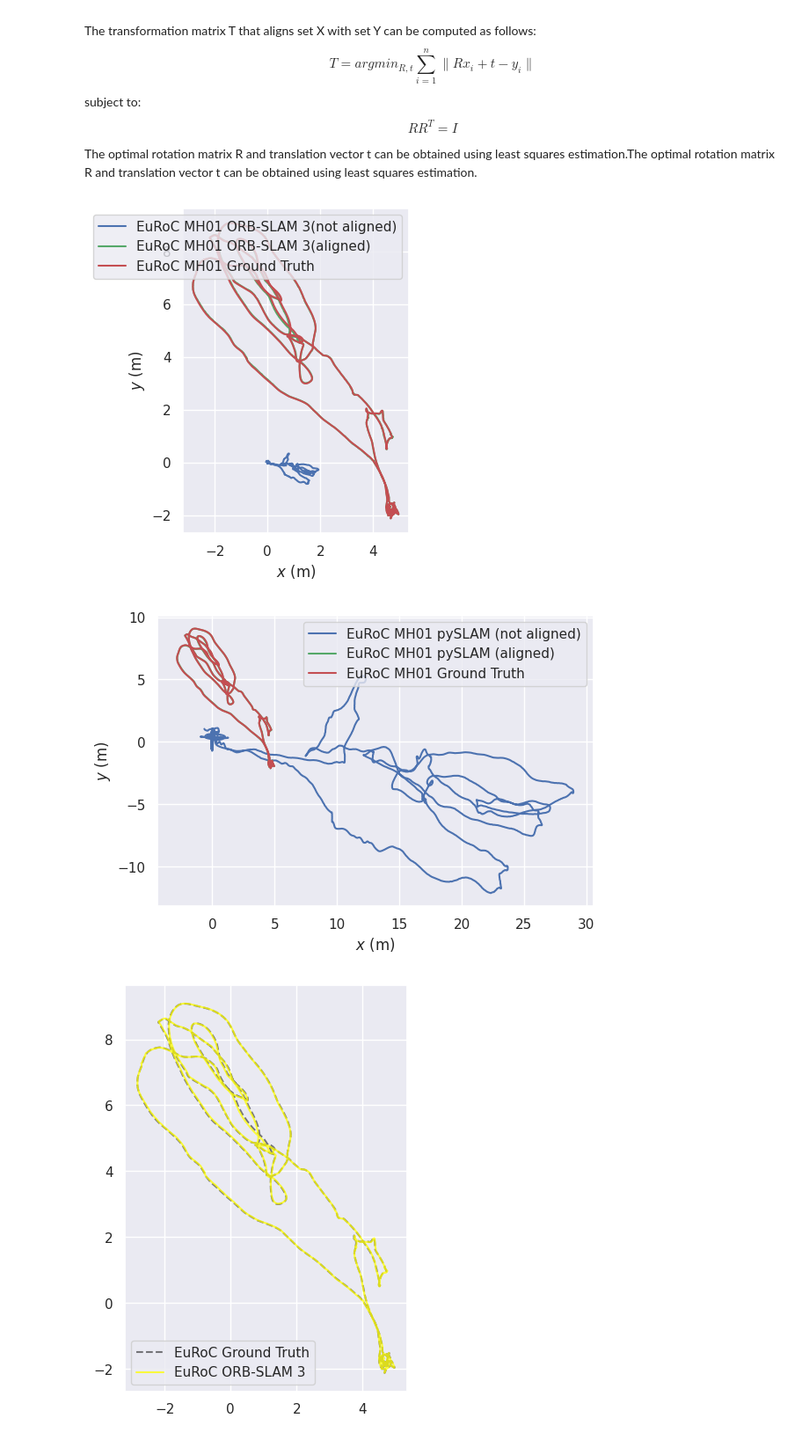
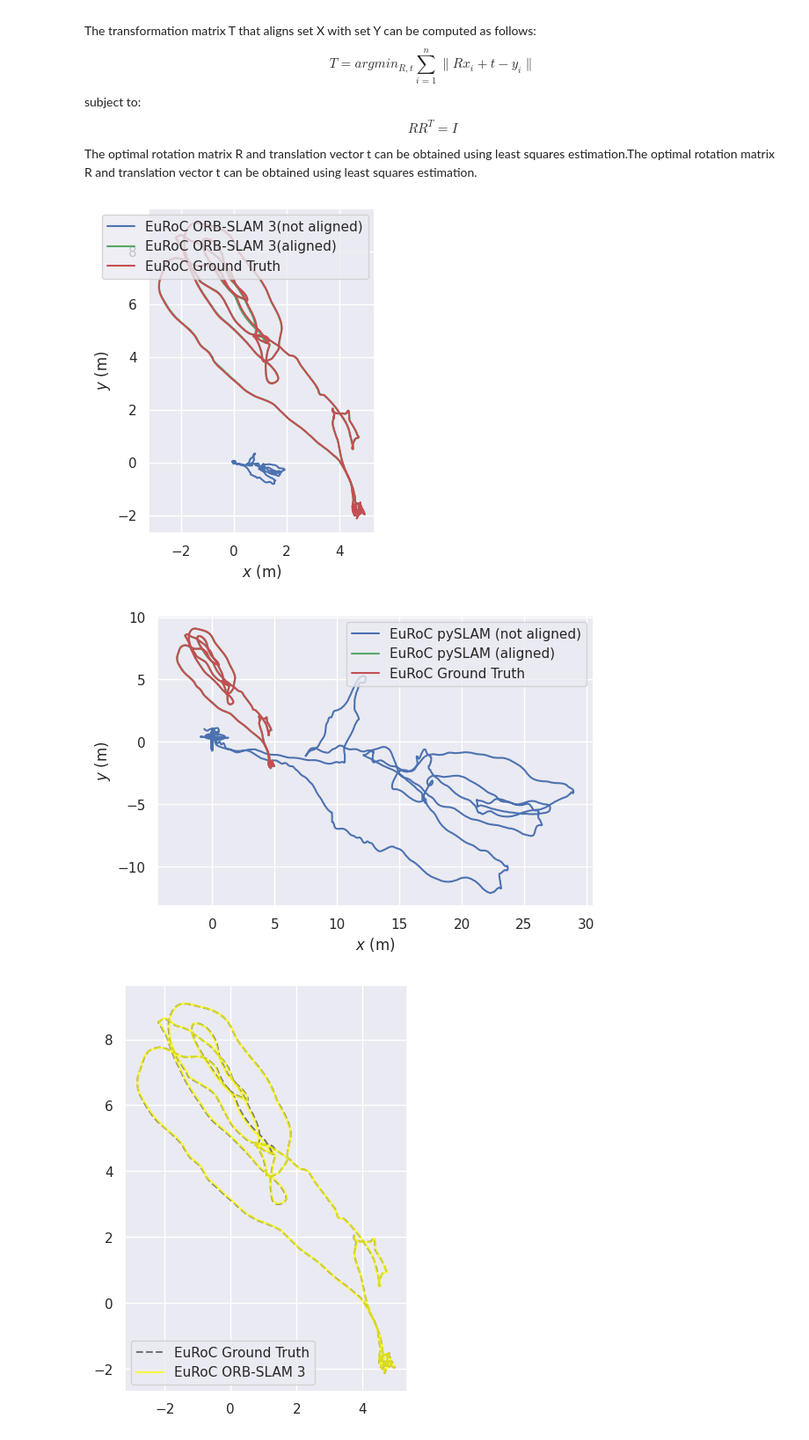
Before and after one commit to anathonic/Trajectory-Comparison-ORB-SLAM3-pySLAM, a Jupyter notebook: trajectories_comparison.ipynb, the cells around one changed output. Shown at 88% size. Saved outputs shown, nothing was run; the diff lists cells and outputs as text; code cells hidden in the pictures.

```diff
--- a/trajectories_comparison.ipynb
+++ b/trajectories_comparison.ipynb
@@ -74,34 +74,34 @@ traj_pyslam_aligned = align_trajectory_with_gt(traj_pyslam, traj_gt)
 # %%
 import matplotlib.pyplot as plt
 from evo.tools import plot
 from evo.tools.plot import PlotMode
 
 # Plot the trajectories:
 %matplotlib inline
 
 fig_1 = plt.figure()
 traj_orb_by_label = {
-    "EuRoC MH01 ORB-SLAM 3(not aligned)": traj_orb,
-    "EuRoC MH01 ORB-SLAM 3(aligned)": traj_orb_aligned,
-    "EuRoC MH01 Ground Truth": traj_gt
+    "EuRoC ORB-SLAM 3(not aligned)": traj_orb,
+    "EuRoC ORB-SLAM 3(aligned)": traj_orb_aligned,
+    "EuRoC Ground Truth": traj_gt
 }
 plot.trajectories(fig_1, traj_orb_by_label, plot.PlotMode.xy)
 
 plt.show()
 # %% [output]
-[figure, old version]
+[figure, new version]
 # %%
 fig_2 = plt.figure()
 traj_pyslam_by_label = {
-    "EuRoC MH01 pySLAM (not aligned)": traj_pyslam,
-    "EuRoC MH01 pySLAM (aligned)": traj_pyslam_aligned,
-    "EuRoC MH01 Ground Truth": traj_gt
+    "EuRoC pySLAM (not aligned)": traj_pyslam,
+    "EuRoC pySLAM (aligned)": traj_pyslam_aligned,
+    "EuRoC Ground Truth": traj_gt
 }
 plot.trajectories(fig_2, traj_pyslam_by_label, plot.PlotMode.xy)
 
 plt.show()
 # %% [output]
-[figure, old version]
+[figure, new version]
 # %%
 from evo.core.units import Unit
 from evo.tools.settings import SETTINGS
```
Also changed, not shown: parts of 8 cells of this notebook.
